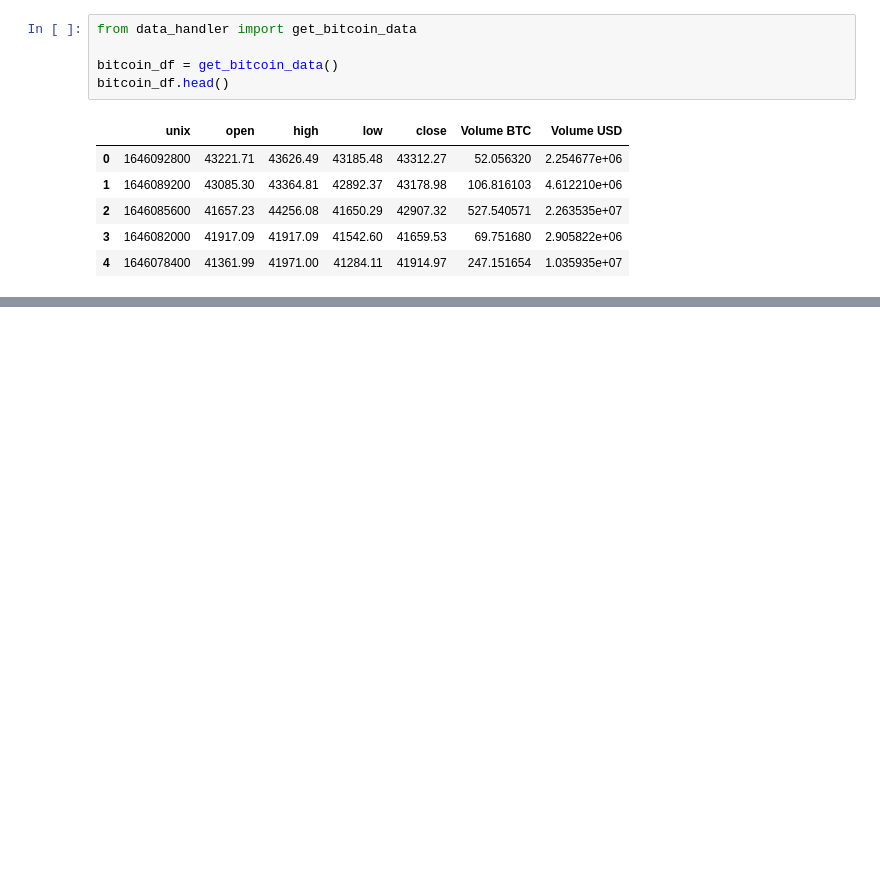
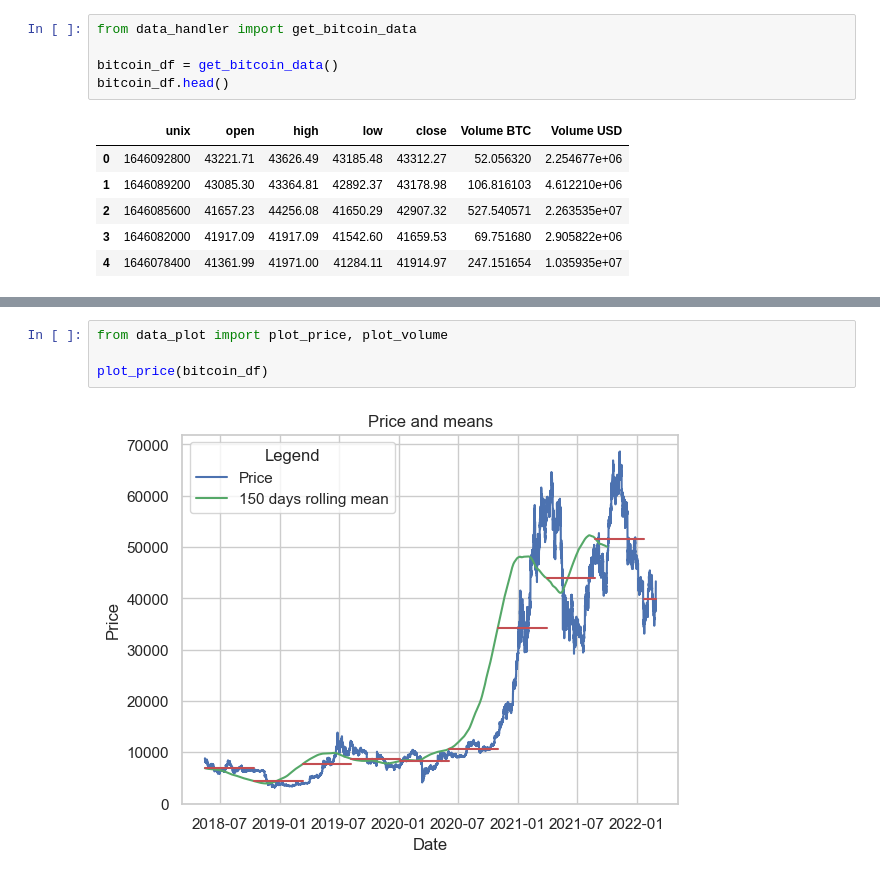
Before and after one commit to iAndRYou/anomalies, a Jupyter notebook: model.ipynb, the cells around one changed output, grey strips where cells are left out. Cells and saved outputs as stored; diff of their text form; blank space fills up the shorter version.

```diff
--- a/model.ipynb
+++ b/model.ipynb
@@ -28,0 +37,6 @@ bitcoin_df = apply_mahalanobis_interval(bitcoin_df, 150)
+# %%
+from data_plot import plot_price, plot_volume
+
+plot_price(bitcoin_df)
+# %% [output]
+[figure, added]
```
Also changed, not shown: parts of 10 cells of this notebook, 1 other file.
